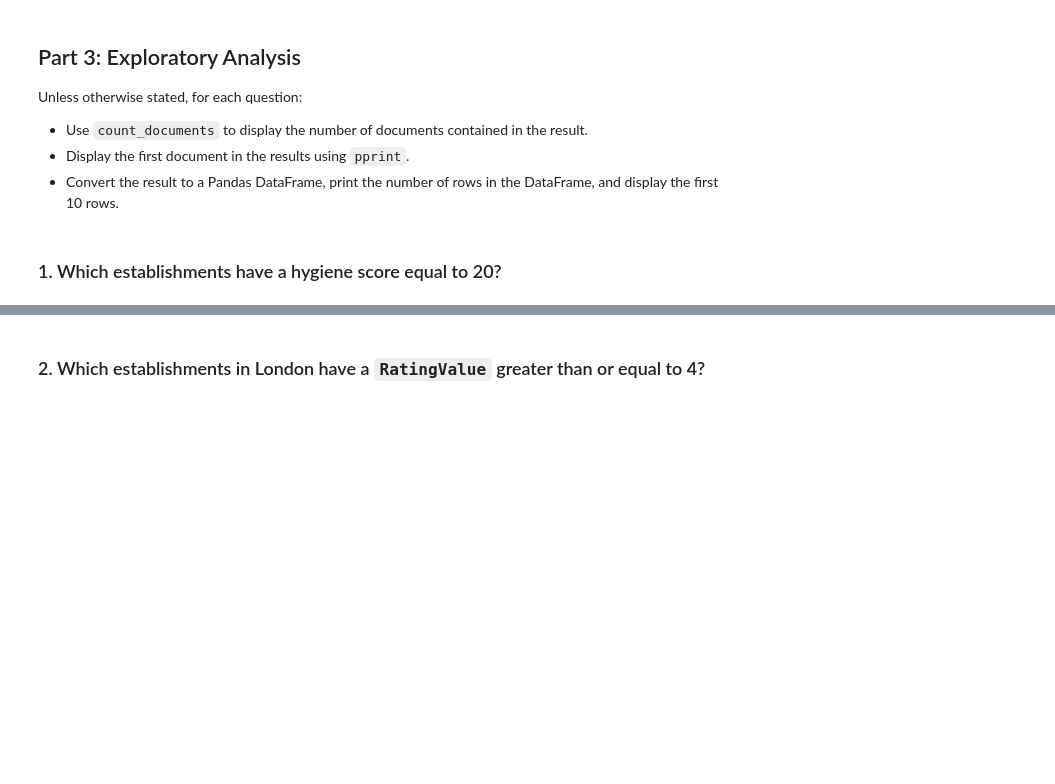
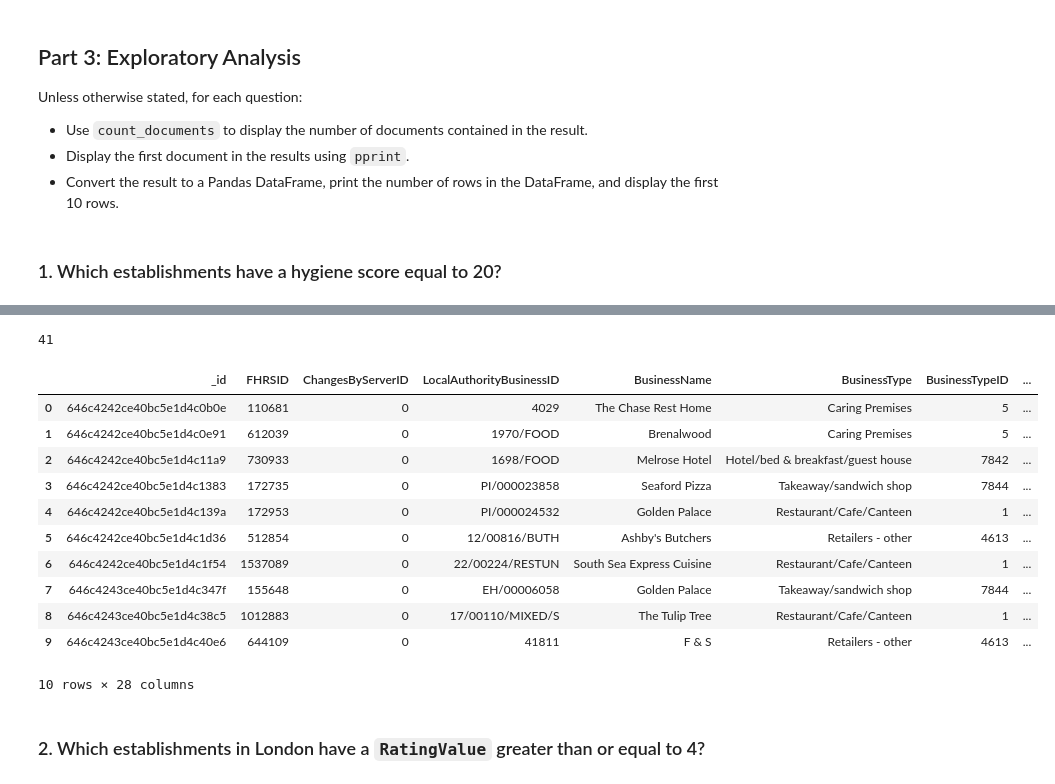
Before and after one commit to gmitt98/nosql-challenge, a Jupyter notebook: NoSQL_analysis_starter.ipynb, the cells around one changed output, grey strips where cells are left out. Saved outputs shown, nothing was run; the diff lists cells and outputs as text; code cells hidden in the pictures; blank space fills up the shorter version.

```diff
--- a/NoSQL_analysis_starter.ipynb
+++ b/NoSQL_analysis_starter.ipynb
@@ -27,8 +32,9 @@ Unless otherwise stated, for each question:
 ### 1. Which establishments have a hygiene score equal to 20?
 # %%
 # Find the establishments with a hygiene score of 20
-query =
-
+query = {'scores.Hygiene':20}
+results = establishments.find(query)
 # Use count_documents to display the number of documents in the result
-
+print(establishments.count_documents(query))
 # Display the first document in the results using pprint
+pprint(results[0])
@@ -35,9 +59,24 @@ query =
 # %%
 # Convert the result to a Pandas DataFrame
-
+df = pd.DataFrame(establishments.find(query)) # I tried pd.DataFrame(results) and it doesn't work?
 # Display the number of rows in the DataFrame
-
+print(len(df))
 # Display the first 10 rows of the DataFrame
+df.head(10)
+# %% [output]
+41
+|  | _id | FHRSID | ChangesByServerID | LocalAuthorityBusinessID | BusinessName | BusinessType | BusinessTypeID | ... |
+| 0 | 646c4242ce40bc5e1d4c0b0e | 110681 | 0 | 4029 | The Chase Rest Home | Caring Premises | 5 | ... |
+| 1 | 646c4242ce40bc5e1d4c0e91 | 612039 | 0 | 1970/FOOD | Brenalwood | Caring Premises | 5 | ... |
+| 2 | 646c4242ce40bc5e1d4c11a9 | 730933 | 0 | 1698/FOOD | Melrose Hotel | Hotel/bed & breakfast/guest house | 7842 | ... |
+| 3 | 646c4242ce40bc5e1d4c1383 | 172735 | 0 | PI/000023858 | Seaford Pizza | Takeaway/sandwich shop | 7844 | ... |
+| 4 | 646c4242ce40bc5e1d4c139a | 172953 | 0 | PI/000024532 | Golden Palace | Restaurant/Cafe/Canteen | 1 | ... |
+| 5 | 646c4242ce40bc5e1d4c1d36 | 512854 | 0 | 12/00816/BUTH | Ashby's Butchers | Retailers - other | 4613 | ... |
+| 6 | 646c4242ce40bc5e1d4c1f54 | 1537089 | 0 | 22/00224/RESTUN | South Sea Express Cuisine | Restaurant/Cafe/Canteen | 1 | ... |
+| 7 | 646c4243ce40bc5e1d4c347f | 155648 | 0 | EH/00006058 | Golden Palace | Takeaway/sandwich shop | 7844 | ... |
+| 8 | 646c4243ce40bc5e1d4c38c5 | 1012883 | 0 | 17/00110/MIXED/S | The Tulip Tree | Restaurant/Cafe/Canteen | 1 | ... |
+| 9 | 646c4243ce40bc5e1d4c40e6 | 644109 | 0 | 41811 | F & S | Retailers - other | 4613 | ... |
+10 rows × 28 columns
 # %% [markdown]
 ### 2. Which establishments in London have a `RatingValue` greater than or equal to 4?
 # %%
```
Also changed, not shown: parts of 5 cells of this notebook.
